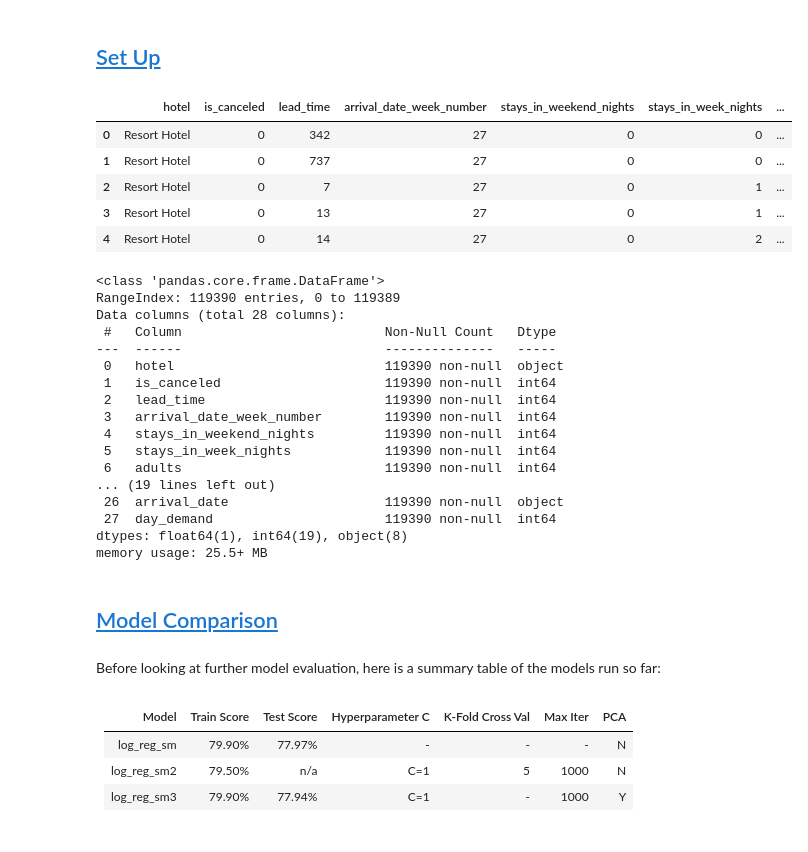
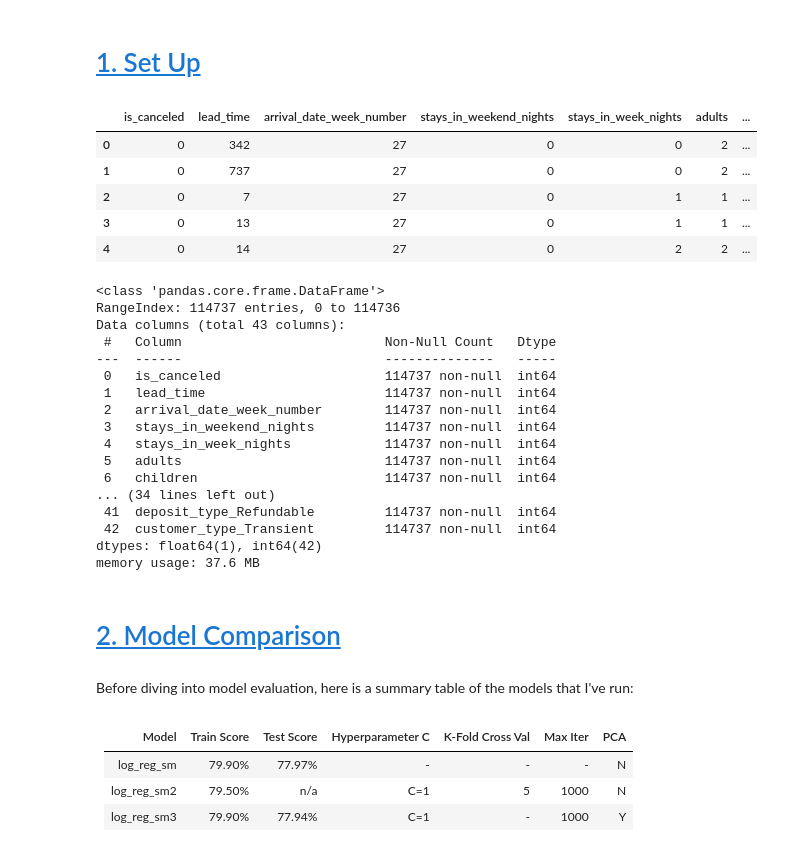
Before and after one commit to briantlui/predictive-model, a Jupyter notebook: notebooks/04_Model_Evaluation.ipynb, the cells around one changed output. Cells and saved outputs as stored; diff of their text form; code cells hidden in the pictures.

Commit message:
Updated Notebook 4: Model Evaluation with updated markdowns, introduction, summary, and table on contents.

```diff
--- a/notebooks/04_Model_Evaluation.ipynb
+++ b/notebooks/04_Model_Evaluation.ipynb
@@ -68,5 +32,5 @@ Model Evaluation:
 # %% [markdown]
-## <a id='toc1_2_'></a>[Set Up](#toc0_)
+# <a id='toc2_'></a>[1. Set Up](#toc0_)
 # %%
 # Standard imports
 import numpy as np
@@ -109,40 +73,40 @@ pd.set_option('display.max_columns', None)
 plt.rcParams['figure.figsize'] = (8.0, 6.0)
 # %%
 # Import hotel_clean_df
-clean_df = pd.read_csv('../data/clean_df')
+final_df = pd.read_csv('../data/processed/final_df.csv')
 # %%
-clean_df.head(5)
+final_df.head(5)
 # %% [output]
-|  | hotel | is_canceled | lead_time | arrival_date_week_number | stays_in_weekend_nights | stays_in_week_nights | ... |
-| 0 | Resort Hotel | 0 | 342 | 27 | 0 | 0 | ... |
-| 1 | Resort Hotel | 0 | 737 | 27 | 0 | 0 | ... |
-| 2 | Resort Hotel | 0 | 7 | 27 | 0 | 1 | ... |
-| 3 | Resort Hotel | 0 | 13 | 27 | 0 | 1 | ... |
-| 4 | Resort Hotel | 0 | 14 | 27 | 0 | 2 | ... |
+|  | is_canceled | lead_time | arrival_date_week_number | stays_in_weekend_nights | stays_in_week_nights | adults | ... |
+| 0 | 0 | 342 | 27 | 0 | 0 | 2 | ... |
+| 1 | 0 | 737 | 27 | 0 | 0 | 2 | ... |
+| 2 | 0 | 7 | 27 | 0 | 1 | 1 | ... |
+| 3 | 0 | 13 | 27 | 0 | 1 | 1 | ... |
+| 4 | 0 | 14 | 27 | 0 | 2 | 2 | ... |
 # %%
-clean_df.info()
+final_df.info()
 # %% [output]
 <class 'pandas.core.frame.DataFrame'>
-RangeIndex: 119390 entries, 0 to 119389
-Data columns (total 28 columns):
+RangeIndex: 114737 entries, 0 to 114736
+Data columns (total 43 columns):
  #   Column                          Non-Null Count   Dtype
 ---  ------                          --------------   -----
- 0   hotel                           119390 non-null  object
- 1   is_canceled                     119390 non-null  int64
- 2   lead_time                       119390 non-null  int64
- 3   arrival_date_week_number        119390 non-null  int64
- 4   stays_in_weekend_nights         119390 non-null  int64
- 5   stays_in_week_nights            119390 non-null  int64
- 6   adults                          119390 non-null  int64
-... (19 lines left out)
- 26  arrival_date                    119390 non-null  object
- 27  day_demand                      119390 non-null  int64
-dtypes: float64(1), int64(19), object(8)
-memory usage: 25.5+ MB
+ 0   is_canceled                     114737 non-null  int64
+ 1   lead_time                       114737 non-null  int64
+ 2   arrival_date_week_number        114737 non-null  int64
+ 3   stays_in_weekend_nights         114737 non-null  int64
+ 4   stays_in_week_nights            114737 non-null  int64
+ 5   adults                          114737 non-null  int64
+ 6   children                        114737 non-null  int64
+... (34 lines left out)
+ 41  deposit_type_Refundable         114737 non-null  int64
+ 42  customer_type_Transient         114737 non-null  int64
+dtypes: float64(1), int64(42)
+memory usage: 37.6 MB
 # %% [markdown]
-## <a id='toc7_'></a>[Model Comparison](#toc0_)
+# <a id='toc3_'></a>[2. Model Comparison](#toc0_)
 # %% [markdown]
-Before looking at further model evaluation, here is a summary table of the models run so far:
+Before diving into model evaluation, here is a summary table of the models that I've run:
 # %% [markdown]
 | Model         | Train Score | Test Score | Hyperparameter C | K-Fold Cross Val | Max Iter | PCA |
 |---------------|-------------|------------|------------------|------------------|----------|-----|
```
Also changed, not shown: parts of 34 cells of this notebook.
